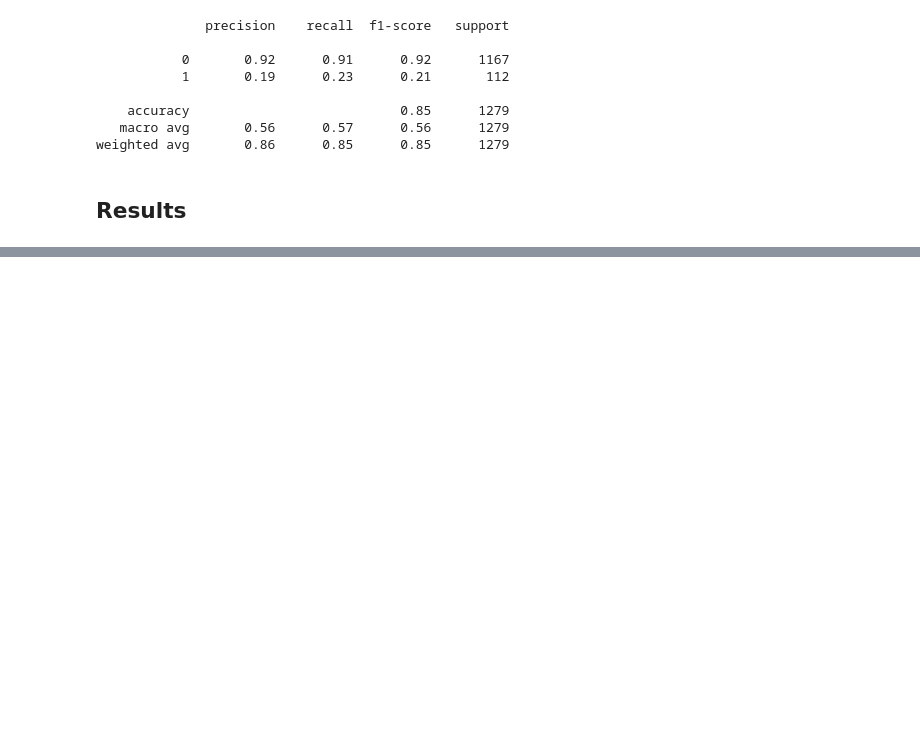
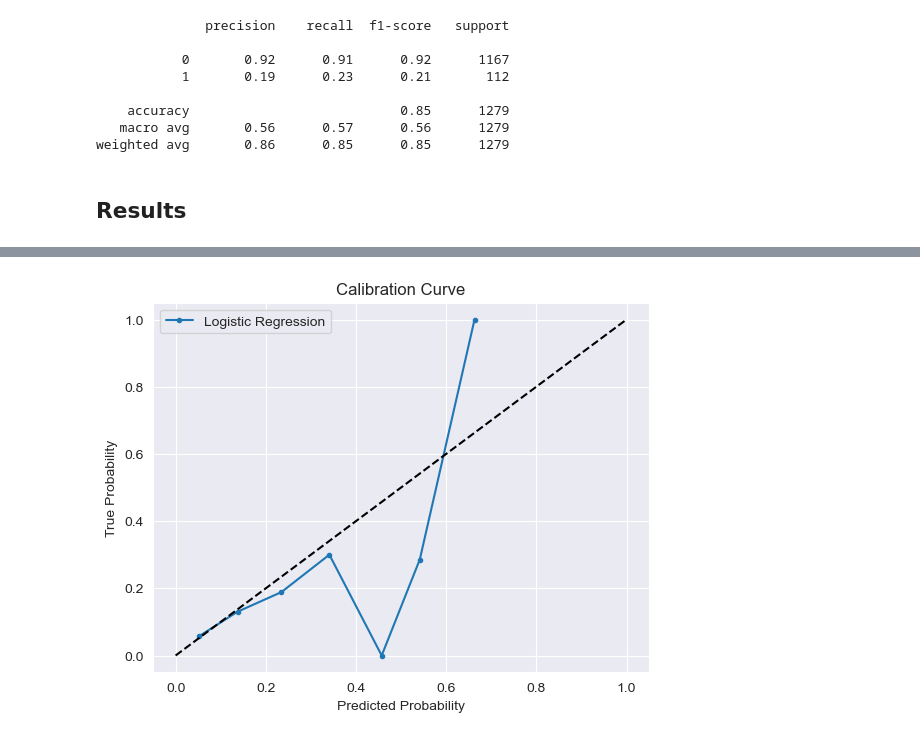
Before and after one commit to itsGarrin/prepaid-card-marketing, a Jupyter notebook: notebook/prepaid-card-marketing.ipynb, the cells around one changed output, grey strips where cells are left out. Saved outputs shown, nothing was run; the diff lists cells and outputs as text; code cells hidden in the pictures; blank space fills up the shorter version.

```diff
--- a/notebook/prepaid-card-marketing.ipynb
+++ b/notebook/prepaid-card-marketing.ipynb
@@ -658,0 +701,13 @@ weighted avg       0.86      0.85      0.85      1279
+# %%
+# plot calibration curve for logistic regression
+
+prob_true, prob_pred = calibration_curve(y_test, y_prob, n_bins=10)
+plt.plot(prob_pred, prob_true, marker='.', label='Logistic Regression')
+plt.plot([0, 1], [0, 1], linestyle='--', color='black')
+plt.xlabel('Predicted Probability')
+plt.ylabel('True Probability')
+plt.title('Calibration Curve')
+plt.legend()
+plt.show()
+# %% [output]
+[figure, added]
```
Also changed, not shown: parts of 17 cells of this notebook, 1 other file.
